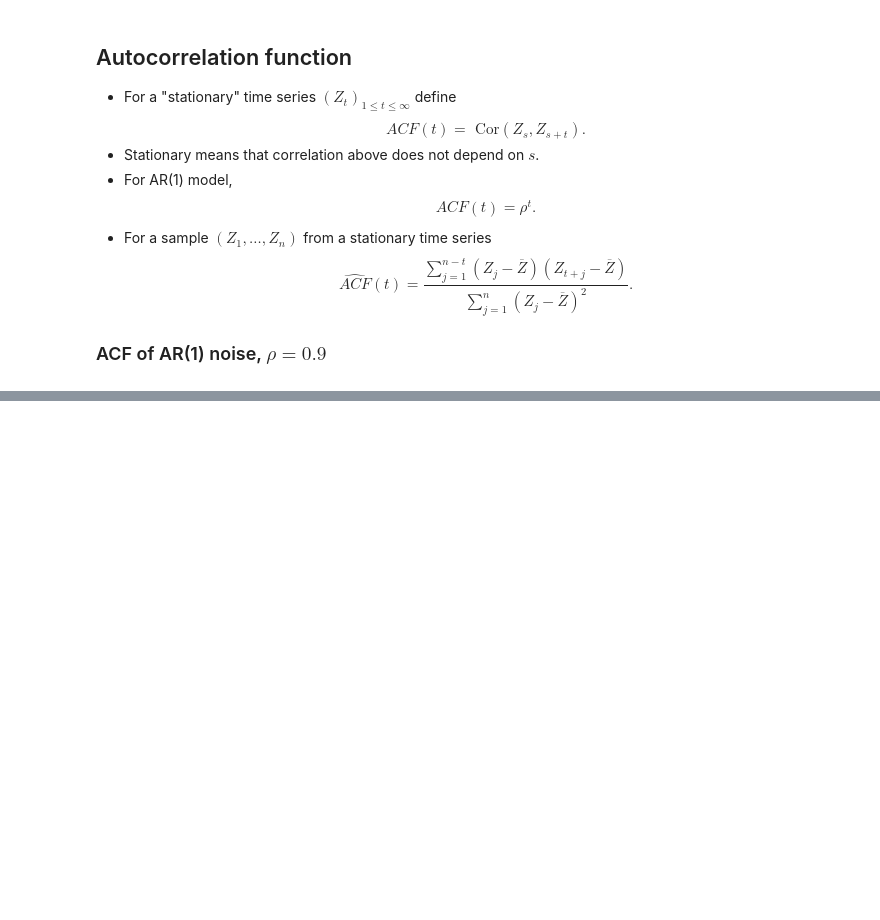
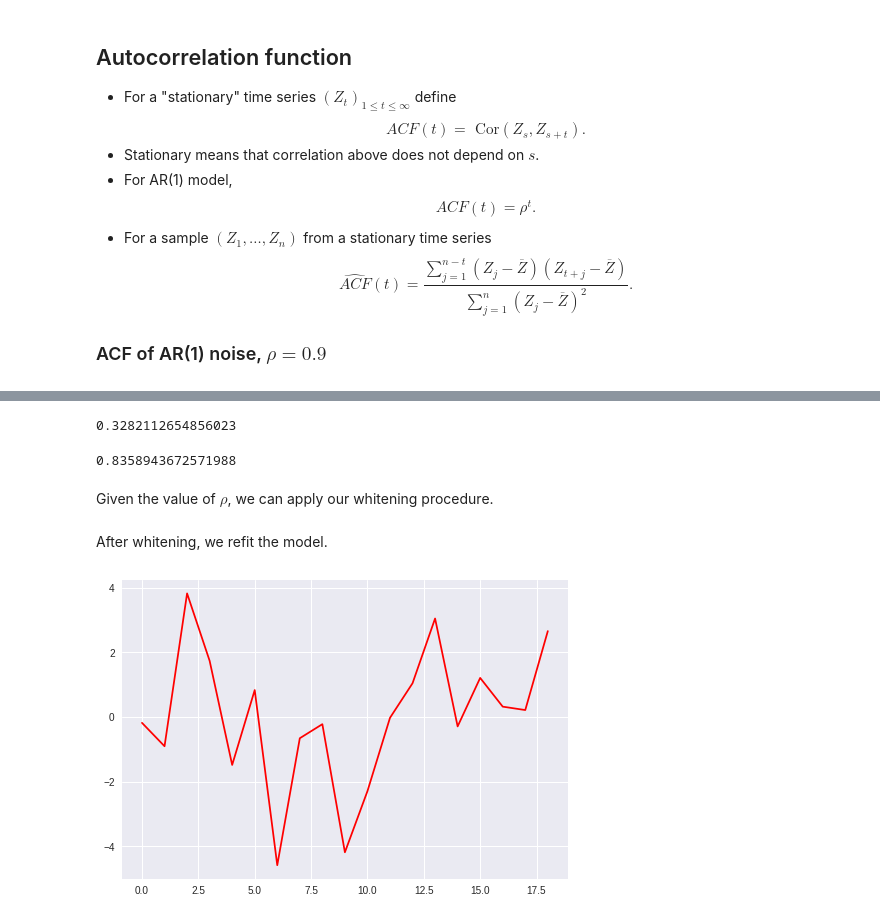
Before and after one commit to DoosanJung/stanford-stats191-python, a Jupyter notebook: 10_correlated_errors.ipynb, the cells around one changed output, grey strips where cells are left out. Drawn from its saved outputs; the diff is of its cells as text; code cells hidden in the pictures; blank space fills up the shorter version.

```diff
--- a/10_correlated_errors.ipynb
+++ b/10_correlated_errors.ipynb
@@ -438,0 +641,36 @@ plot_acf_pacf(sim_data, lags=30, zero=False)
+# %%
+dw = durbin_watson(resids=expenditure_res.resid)
+dw
+# closer to 0 => more evidence for positive serial correlation
+# %% [output]
+0.3282112654856023
+# %%
+# is there any way to get rho_hat from statsmodels?
+
+# the alternative and approximate way...
+# dw is approximately equal to 2(1 − rho_hat)
+# where rho_hat = sample autocorrelation of the residuals
+# dw = 2 (1 - rho_hat)
+# dw/2 = 1 - rho_hat
+# rho_hat = 1 - dw/2
+rho_hat = 1 - dw/2
+rho_hat
+# %% [output]
+0.8358943672571988
+# %% [markdown]
+Given the value of $\rho$, we can apply our whitening procedure.
+# %%
+expen_whitened = expenditure_data["Expenditure"].iloc[1:].reset_index(drop=True) \
+                - rho_hat * expenditure_data["Expenditure"].iloc[:-1].reset_index(drop=True)
+
+stock_whitened = expenditure_data["Stock"].iloc[1:].reset_index(drop=True) \
+                - rho_hat * expenditure_data["Stock"].iloc[:-1].reset_index(drop=True)
+# %% [markdown]
+After whitening, we refit the model.
+# %%
+whited_expenditure_res = OLS(expen_whitened, sm.add_constant(stock_whitened)).fit()
+# %%
+plt.plot(whited_expenditure_res.resid, color='red')
+plt.show()
+# %% [output]
+[figure, added]
```
Also changed, not shown: parts of 32 cells of this notebook.
